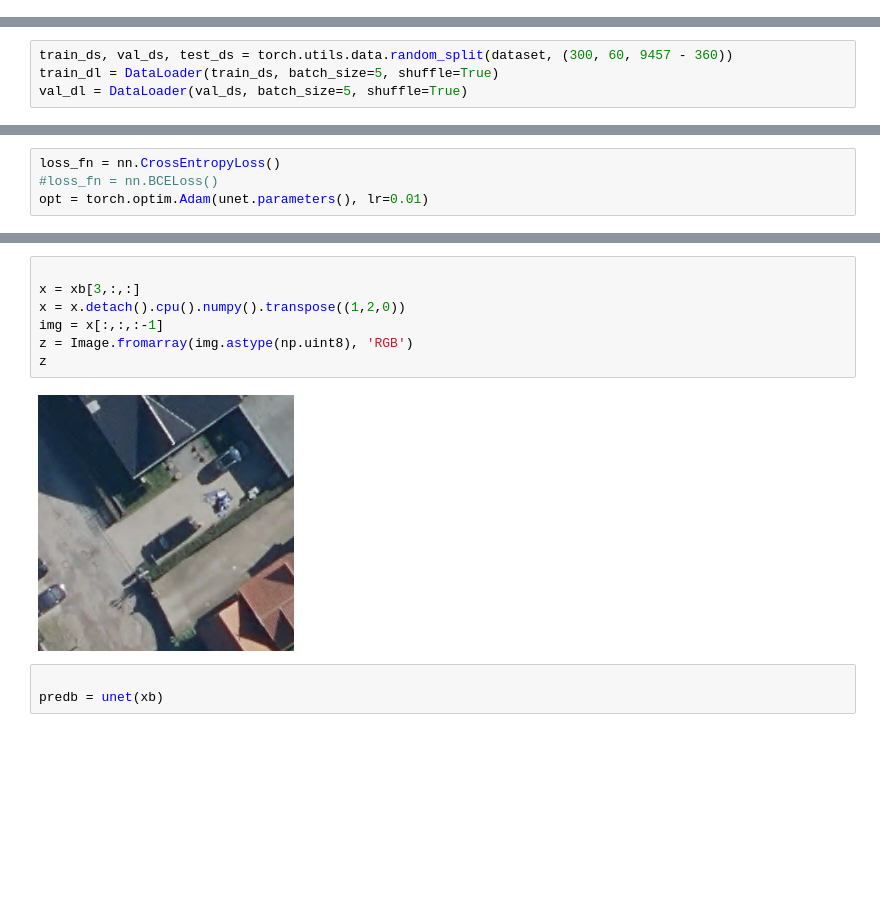
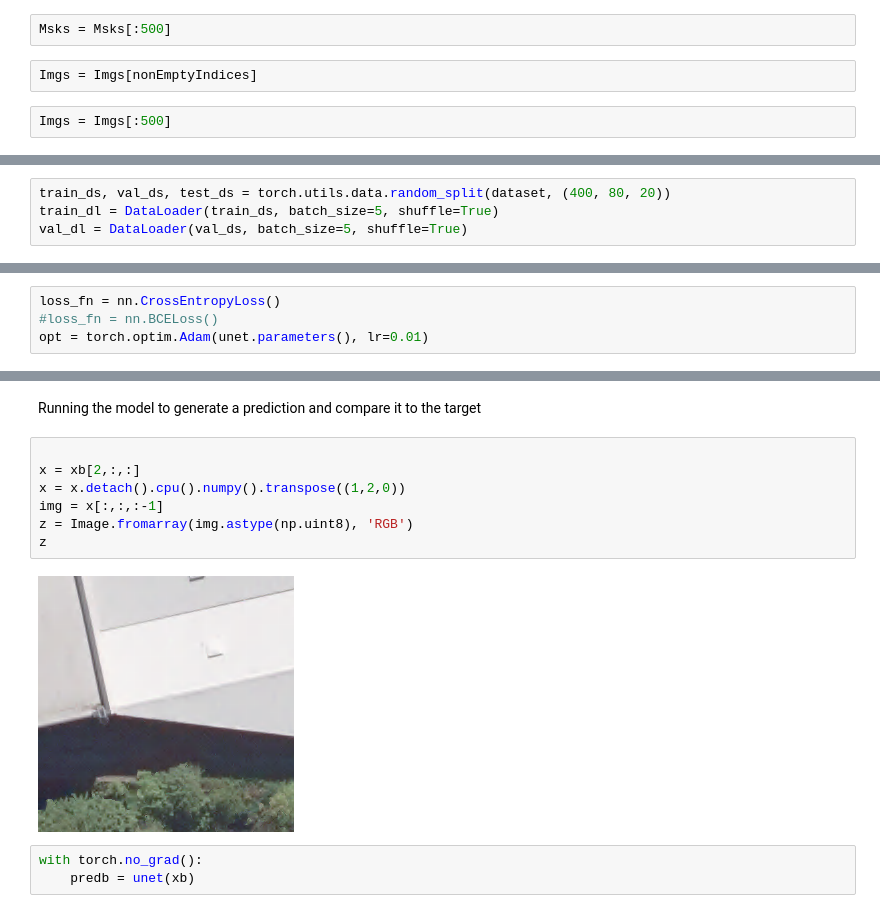
Before and after one commit to GabZech/building-segmentation-tutorial, a Jupyter notebook: src/UNet_model.ipynb, the cells around one changed output, grey strips where cells are left out. Drawn from its saved outputs; the diff is of its cells as text; blank space fills up the shorter version.

```diff
--- a/src/UNet_model.ipynb
+++ b/src/UNet_model.ipynb
@@ -29,3 +33,9 @@ torch.Size([9457, 256, 256])
+# %%
+Msks = Msks[:500]
+# %%
+Imgs = Imgs[nonEmptyIndices]
+# %%
+Imgs = Imgs[:500]
 # %%
 Imgs[5].shape
 # %% [output]
@@ -97,5 +107,5 @@ dataset.getimg(5555, mask=True)
 # %%
-train_ds, val_ds, test_ds = torch.utils.data.random_split(dataset, (300, 60, 9457 - 360))
+train_ds, val_ds, test_ds = torch.utils.data.random_split(dataset, (400, 80, 20))
 train_dl = DataLoader(train_ds, batch_size=5, shuffle=True)
 val_dl = DataLoader(val_ds, batch_size=5, shuffle=True)
 # %%
@@ -334,13 +348,15 @@ Training complete in 16m 41s
+# %% [markdown]
+Running the model to generate a prediction and compare it to the target
 # %%
 
-x = xb[3,:,:]
+x = xb[2,:,:]
 x = x.detach().cpu().numpy().transpose((1,2,0))
 img = x[:,:,:-1]
 z = Image.fromarray(img.astype(np.uint8), 'RGB')
 z
 # %% [output]
-[figure, old version]
+[figure, new version]
 # %%
-
-predb = unet(xb)
+with torch.no_grad():
+    predb = unet(xb)
 # %%
```
Also changed, not shown: parts of 18 cells of this notebook.
